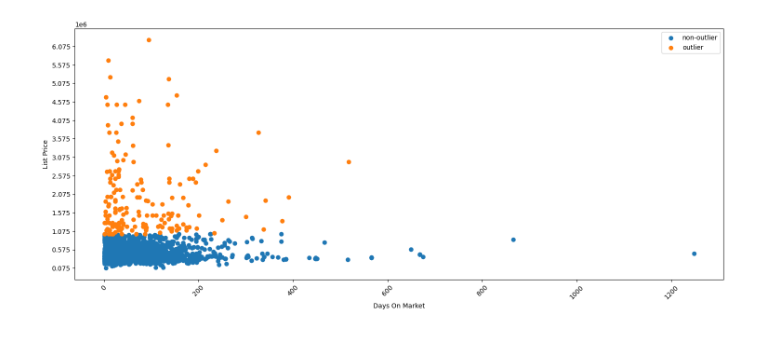
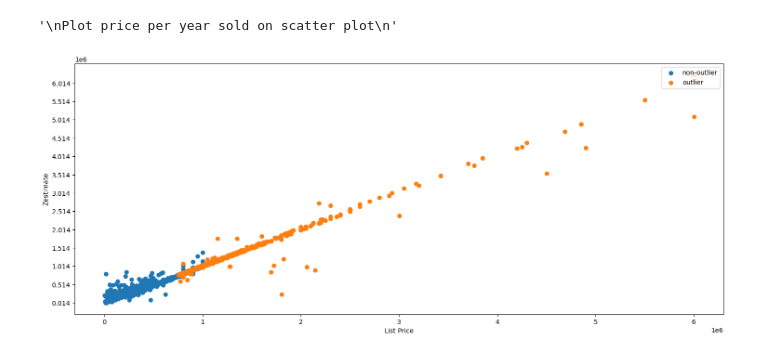
Before and after one commit to Jonathan-Tiede/RealEstate_Recommender, a Jupyter notebook: dataEDA.ipynb, the cells around one changed output. Cells and saved outputs as stored; diff of their text form; code cells hidden in the pictures.

```diff
--- a/dataEDA.ipynb
+++ b/dataEDA.ipynb
@@ -88,27 +109,58 @@ df_forSale['timeOnZillow.1'] = df_forSale['timeOnZillow.1'].apply(lambda x: x.st
 # %%
-# Plot price per year sold on scatter plot
-fig, ax = plt.subplots(figsize =(18, 7))
+'''
+Plot price per year sold on scatter plot
+'''
 
-# Scatter plot for non-outliers
-ax.scatter(
-    x=df_forSale[df_forSale['priceOutlier'] == 0]['timeOnZillow.1'],
-    y=df_forSale[df_forSale['priceOutlier'] == 0]['price'],
-    label='Non-Outlier'
-)
+# fig, ax = plt.subplots(figsize =(18, 7))
 
-# Scatter plot for outliers
-ax.scatter(
-    x=df_forSale[df_forSale['priceOutlier'] == 1]['timeOnZillow.1'],
-    y=df_forSale[df_forSale['priceOutlier'] == 1]['price'],
-    label='Outlier'
-)
+# # Scatter plot for non-outliers
+# ax.scatter(
+#     x=df_forSale[df_forSale['priceOutlier'] == 0]['timeOnZillow.1'],
+#     y=df_forSale[df_forSale['priceOutlier'] == 0]['price'],
+#     label='Non-Outlier'
+# )
 
-# Set the frequency of x-axis ticks (e.g., every 7 days)
-plt.xticks(rotation=45)  # Rotate x-axis labels for better readability
-plt.yticks(np.arange(df_forSale['price'].min(), df_forSale['price'].max(), 500000))
-plt.ylabel('List Price')
-plt.xlabel('Days On Market')
-plt.legend(('non-outlier','outlier'), loc='upper right')
-plt.show()
+# # Scatter plot for outliers
+# ax.scatter(
+#     x=df_forSale[df_forSale['priceOutlier'] == 1]['timeOnZillow.1'],
+#     y=df_forSale[df_forSale['priceOutlier'] == 1]['price'],
+#     label='Outlier'
+# )
+
+# # Set the frequency of x-axis ticks (e.g., every 7 days)
+# plt.xticks(rotation=45)  # Rotate x-axis labels for better readability
+# plt.yticks(np.arange(df_forSale['price'].min(), df_forSale['price'].max(), 500000))
+# plt.ylabel('List Price')
+# plt.xlabel('Days On Market')
+# plt.legend(('non-outlier','outlier'), loc='upper right')
+# plt.show()
 # %% [output]
-[figure, removed]
+'\nPlot price per year sold on scatter plot\n'
+# %%
+'''
+Plot price per year sold on scatter plot
+'''
+
+fig, ax = plt.subplots(figsize =(18, 7))
+
+# Scatter plot for non-outliers
+ax.scatter(
+    x=df_recentlySold[df_recentlySold['priceOutlier'] == 0]['price'],
+    y=df_recentlySold[df_recentlySold['priceOutlier'] == 0]['zestimate'],
+    label='Non-Outlier'
+)
+
+# Scatter plot for outliers
+ax.scatter(
+    x=df_recentlySold[df_recentlySold['priceOutlier'] == 1]['price'],
+    y=df_recentlySold[df_recentlySold['priceOutlier'] == 1]['zestimate'],
+    label='Outlier'
+)
+
+plt.yticks(np.arange(df_recentlySold['zestimate'].min(), df_recentlySold['zestimate'].max(), 500000))
+plt.ylabel('Zestimate')
+plt.xlabel('List Price')
+plt.legend(('non-outlier','outlier'), loc='upper right')
+plt.show()
+# %% [output]
+[figure, added]
```
Also changed, not shown: parts of 25 cells of this notebook, 4 other files.
